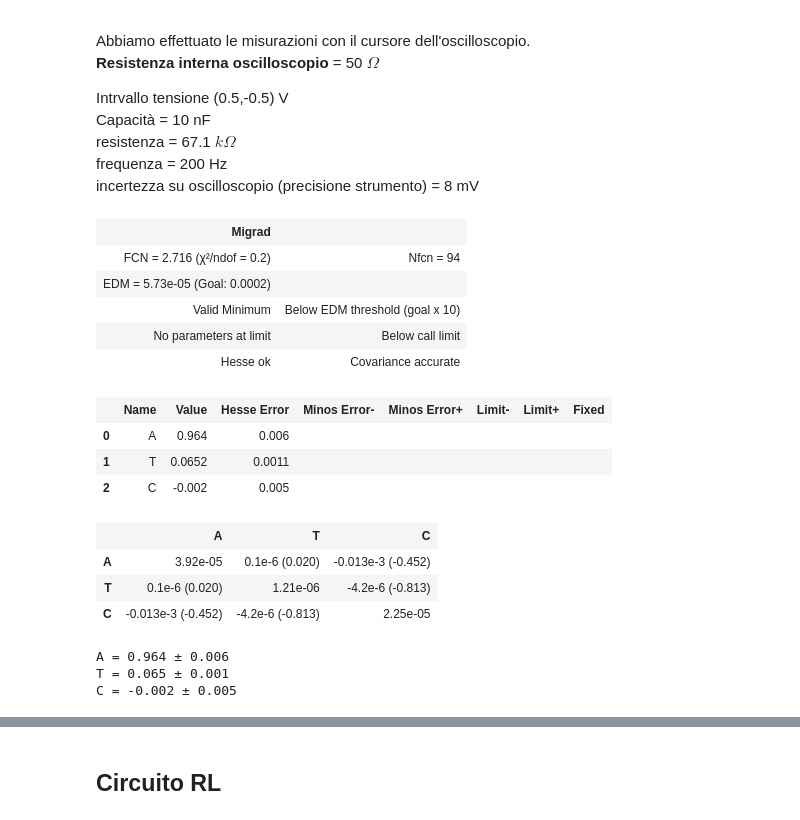
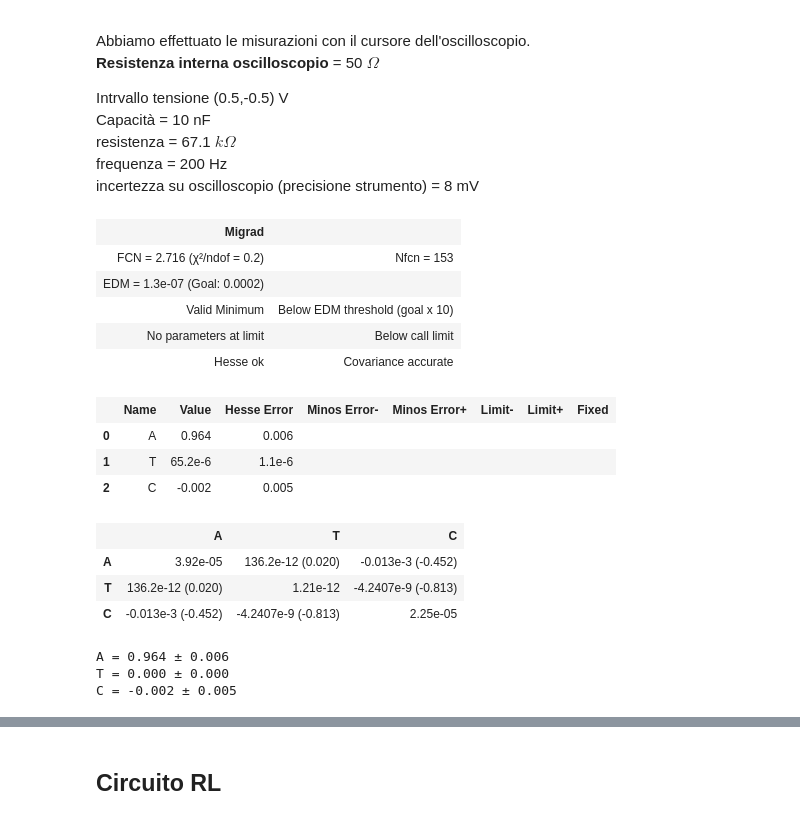
Before and after one commit to Pavar0tty/Laboratorio_2, a Jupyter notebook: Circuiti2/Analisi.ipynb, the cells around one changed output, grey strips where cells are left out. Cells and saved outputs as stored; diff of their text form; code cells hidden in the pictures.

```diff
--- a/Circuiti2/Analisi.ipynb
+++ b/Circuiti2/Analisi.ipynb
@@ -23,7 +23,7 @@ incertezza su oscilloscopio (precisione strumento) = 8 mV
 # Primo plot dei dati
 dati1 = pd.read_csv("Dati1.csv")
 
-tempi1 = dati1["tempo(carica)[ms]"]
+tempi1 = dati1["tempo(carica)[µs]"]
 tens1 = dati1["tensione(carica1)[mV]"]
 
 # plt.errorbar(tempi1, tens1, [8 for i in tens1], fmt = '.')
@@ -31,33 +31,33 @@ tens1 = dati1["tensione(carica1)[mV]"]
 # %%
 # prova fit dei dati con libreria
 def mod_exp(x, A, T, C):
     return A*np.exp(-x/T) + C
 
-tempi1_ms = [i*1e-3 for i in tempi1]
+tempi1_µs = [i*1e-6 for i in tempi1]
 tens1_mv = [i*1e-3 for i in tens1]
 tens1_err = [.008 for i in tens1]
 
-par1, val1, ers1, pval1, *other = LS_fit(tempi1_ms, tens1_mv, tens1_err, mod_exp, disp=1, A=1, T=1, C=0) # type: ignore
+par1, val1, ers1, pval1, *other = LS_fit(tempi1_µs, tens1_mv, tens1_err, mod_exp, disp=1, A=1, T=1, C=0) # type: ignore
 
 for p, v, e in zip(par1, val1, ers1):
     print(f"{p} = {v:.3f} ± {e:.3f}")
 # %% [output]
 | Migrad |  |
-| FCN = 2.716 (χ²/ndof = 0.2) | Nfcn = 94 |
-| EDM = 5.73e-05 (Goal: 0.0002) |  |
+| FCN = 2.716 (χ²/ndof = 0.2) | Nfcn = 153 |
+| EDM = 1.3e-07 (Goal: 0.0002) |  |
 | Valid Minimum | Below EDM threshold (goal x 10) |
 | No parameters at limit | Below call limit |
 | Hesse ok | Covariance accurate |
 |  | Name | Value | Hesse Error | Minos Error- | Minos Error+ | Limit- | Limit+ | Fixed |
 | 0 | A | 0.964 | 0.006 |  |  |  |  |  |
-| 1 | T | 0.0652 | 0.0011 |  |  |  |  |  |
+| 1 | T | 65.2e-6 | 1.1e-6 |  |  |  |  |  |
 | 2 | C | -0.002 | 0.005 |  |  |  |  |  |
 |  | A | T | C |
-| A | 3.92e-05 | 0.1e-6 (0.020) | -0.013e-3 (-0.452) |
-| T | 0.1e-6 (0.020) | 1.21e-06 | -4.2e-6 (-0.813) |
-| C | -0.013e-3 (-0.452) | -4.2e-6 (-0.813) | 2.25e-05 |
+| A | 3.92e-05 | 136.2e-12 (0.020) | -0.013e-3 (-0.452) |
+| T | 136.2e-12 (0.020) | 1.21e-12 | -4.2407e-9 (-0.813) |
+| C | -0.013e-3 (-0.452) | -4.2407e-9 (-0.813) | 2.25e-05 |
 A = 0.964 ± 0.006
-T = 0.065 ± 0.001
+T = 0.000 ± 0.000
 C = -0.002 ± 0.005
 # %%
 QC, tau_1, c_0 = val1
```
Also changed, not shown: parts of 4 cells of this notebook, 3 other files.
